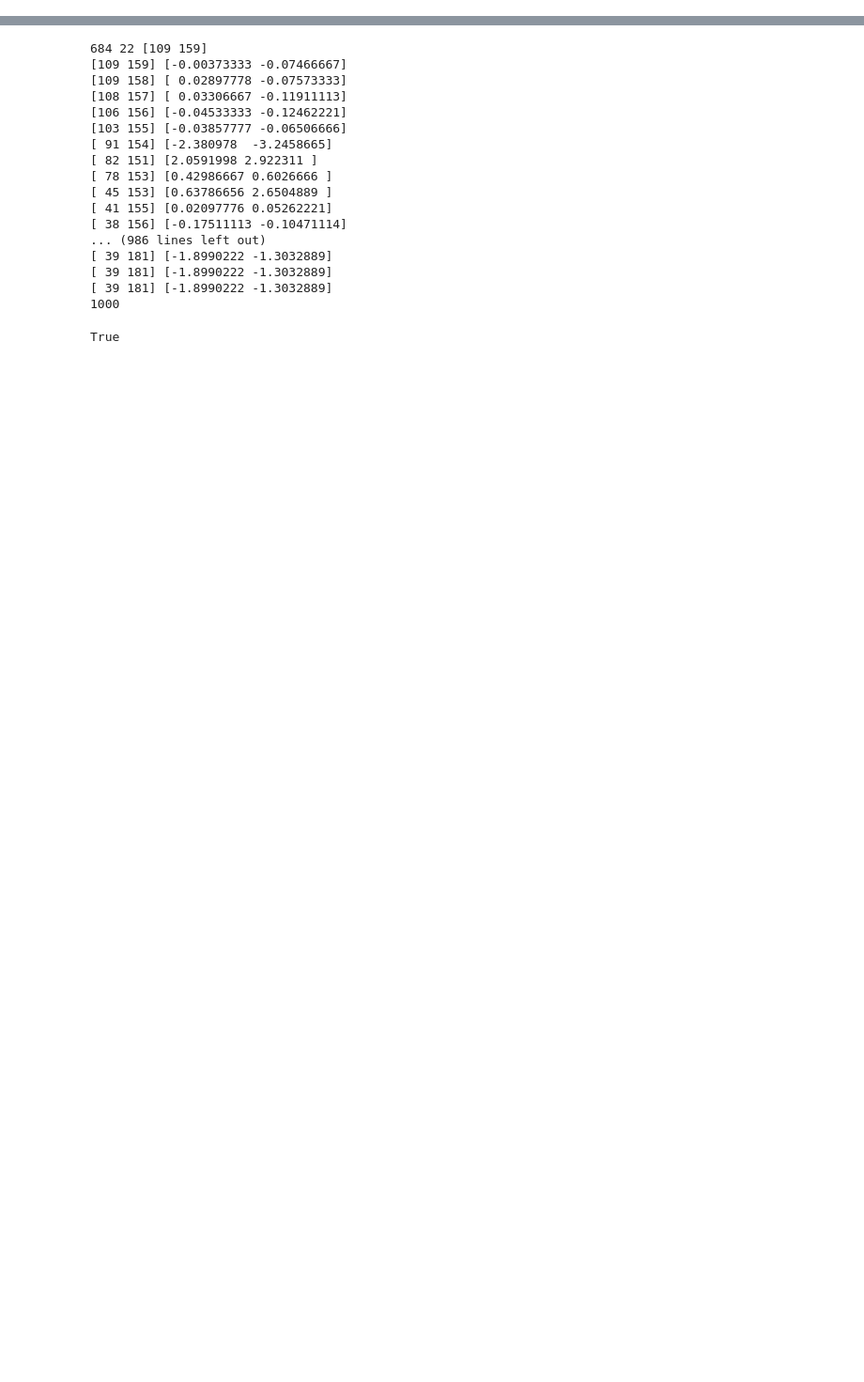
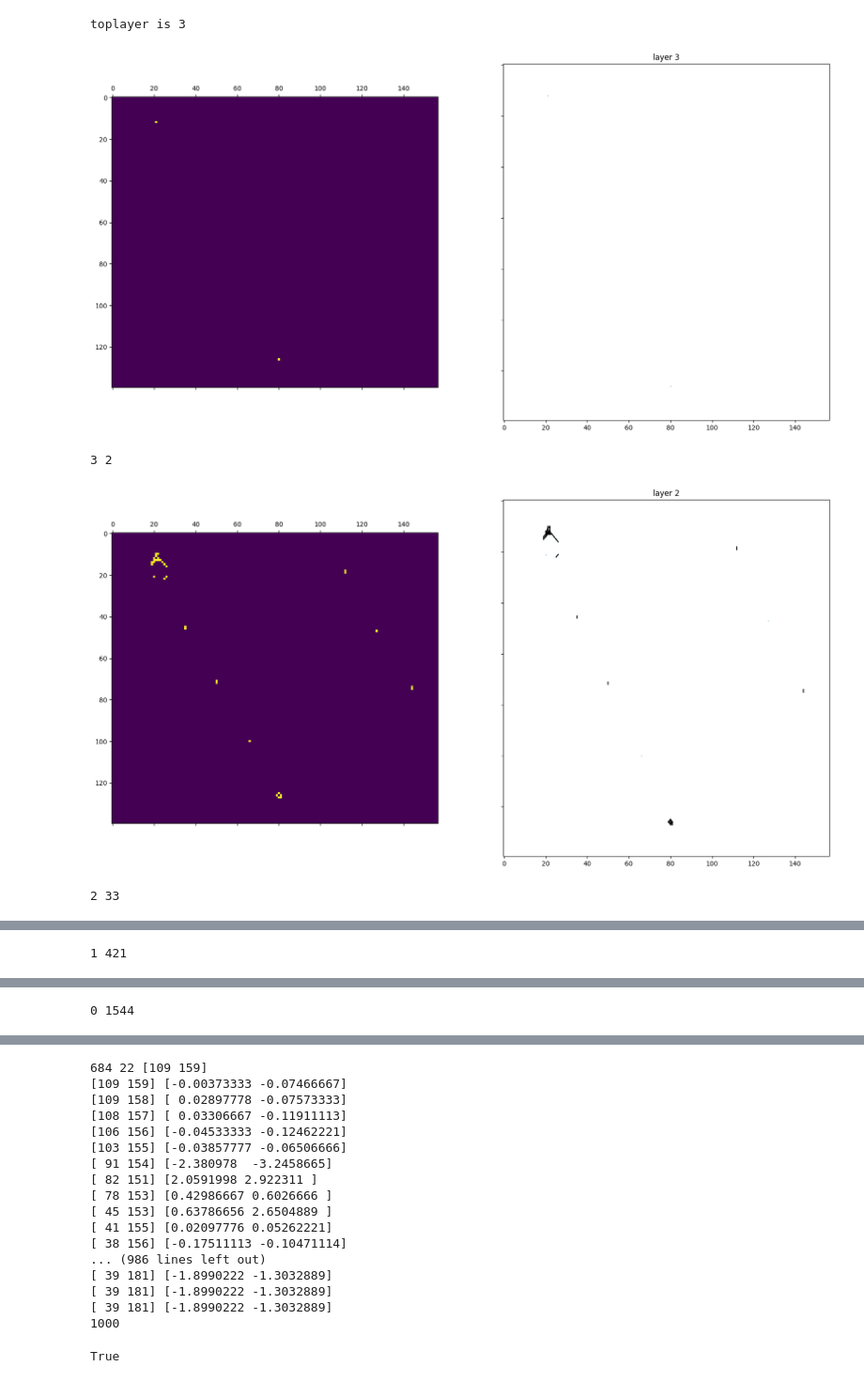
Before and after one commit to nshelton/drawing_generator, a Jupyter notebook: flowfield.ipynb, the cells around one changed output, grey strips where cells are left out. Shown at 94% size. Saved outputs shown, nothing was run; the diff lists cells and outputs as text; code cells hidden in the pictures; blank space fills up the shorter version.

```diff
--- a/flowfield.ipynb
+++ b/flowfield.ipynb
@@ -165,0 +66,74 @@ array([[0.        , 0.        , 0.        , ..., 0.        , 0.        ,
+# %%
+
+
+from pathUtils import *
+
+visited = np.zeros(distance_field_stack[0].shape, bool)
+
+paths = []
+
+top_layer = 0
+for i in range(len(distance_field_stack)-1, -1, -1):
+    layer = distance_field_stack[i] > 0
+    if layer.sum() > 0:
+        top_layer = i
+        break
+
+print("toplayer is", top_layer)
+
+edges = []
+nodes = []
+node_layers = []
+weights = []
+
+for i in range(len(distance_field_stack)-1, -1, -1):
+
+    layer = distance_field_stack[i] > 0
+    if  layer.sum() == 0: continue
+
+    layer[visited] = 0
+
+    rows, cols = np.nonzero(layer)
+    for row, col in zip(rows, cols):
+
+        this_pixel = np.array([col, row])
+
+        for node_idx, n in enumerate(nodes):
+            if (np.linalg.norm(this_pixel - n) <= 2):
+                # if node_layers[node_idx] == i:
+                    edges.append([node_idx, len(nodes)])
+                    weights.append( max (i, node_layers[node_idx]))
+
+        nodes.append(this_pixel)
+        node_layers.append(i)
+        visited[row, col] = True
+
+
+    fig, (ax1, ax2) = plt.subplots(1, 2, figsize=(20,10), sharex=True, sharey=True)
+    # plotPaths()
+
+    paths = smooth_all(paths, amount = 0.0001)
+
+    np_nodes = np.array(nodes)
+
+    ax2.scatter(np_nodes[:,0], np_nodes[:,1], s= 0.1)
+
+    for edge in edges:
+        a = nodes[edge[0]]
+        b = nodes[edge[1]]
+
+        x1, y1 = [a[0], b[0]], [a[1], b[1]],
+        ax2.plot(x1, y1, marker = None,  color="black")
+
+
+
+    ax1.matshow(layer)
+    plt.title(f"layer {i}")
+    plt.show()
+    print(i, layer.sum())
+# %% [output]
+toplayer is 3
+[figure, added]
+3 2
+[figure, added]
+2 33
@@ -165,0 +141 @@ array([[0.        , 0.        , 0.        , ..., 0.        , 0.        ,
+1 421
@@ -165,0 +143 @@ array([[0.        , 0.        , 0.        , ..., 0.        , 0.        ,
+0 1544
```
Also changed, not shown: parts of 16 cells of this notebook, 6 other files.
